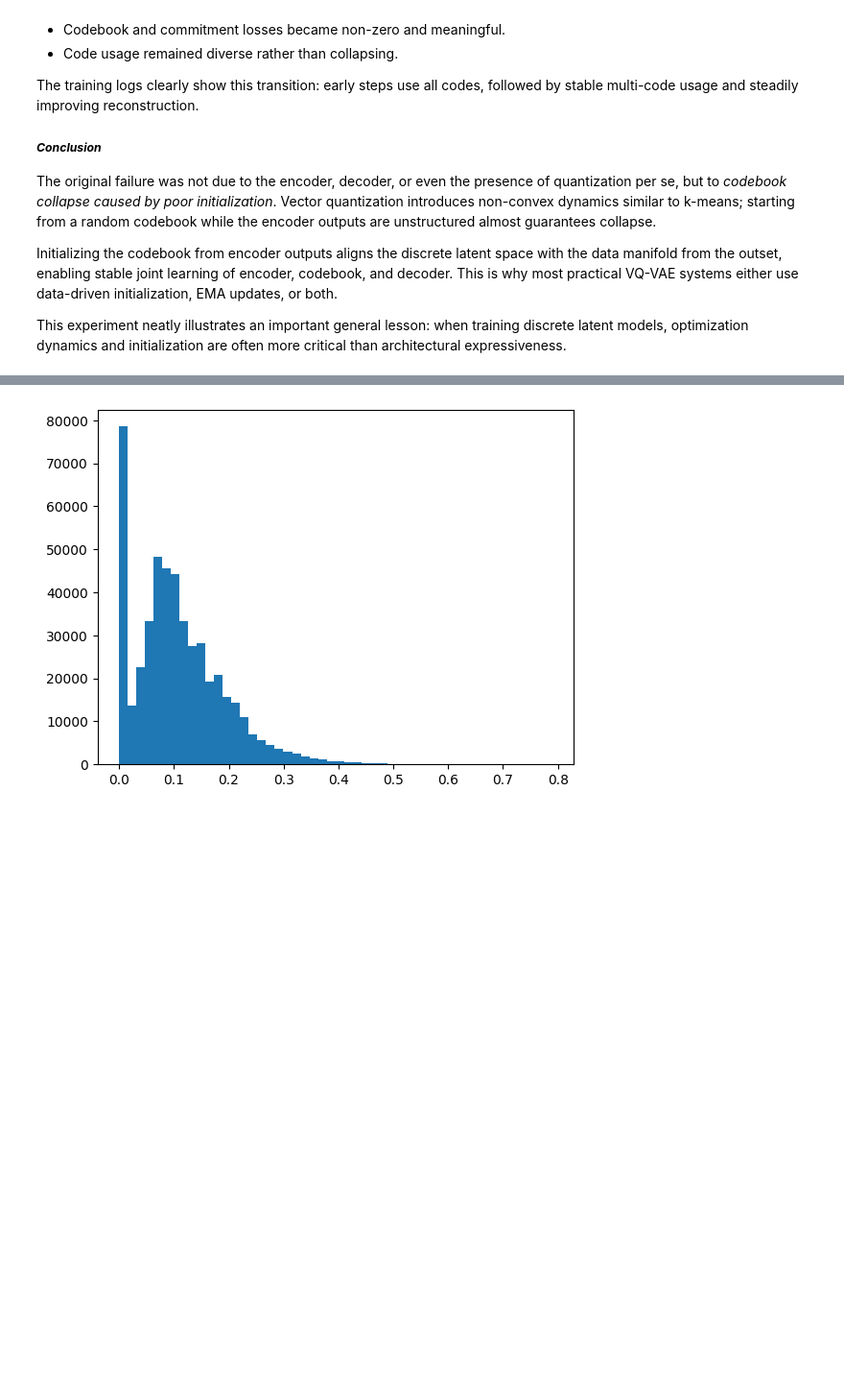
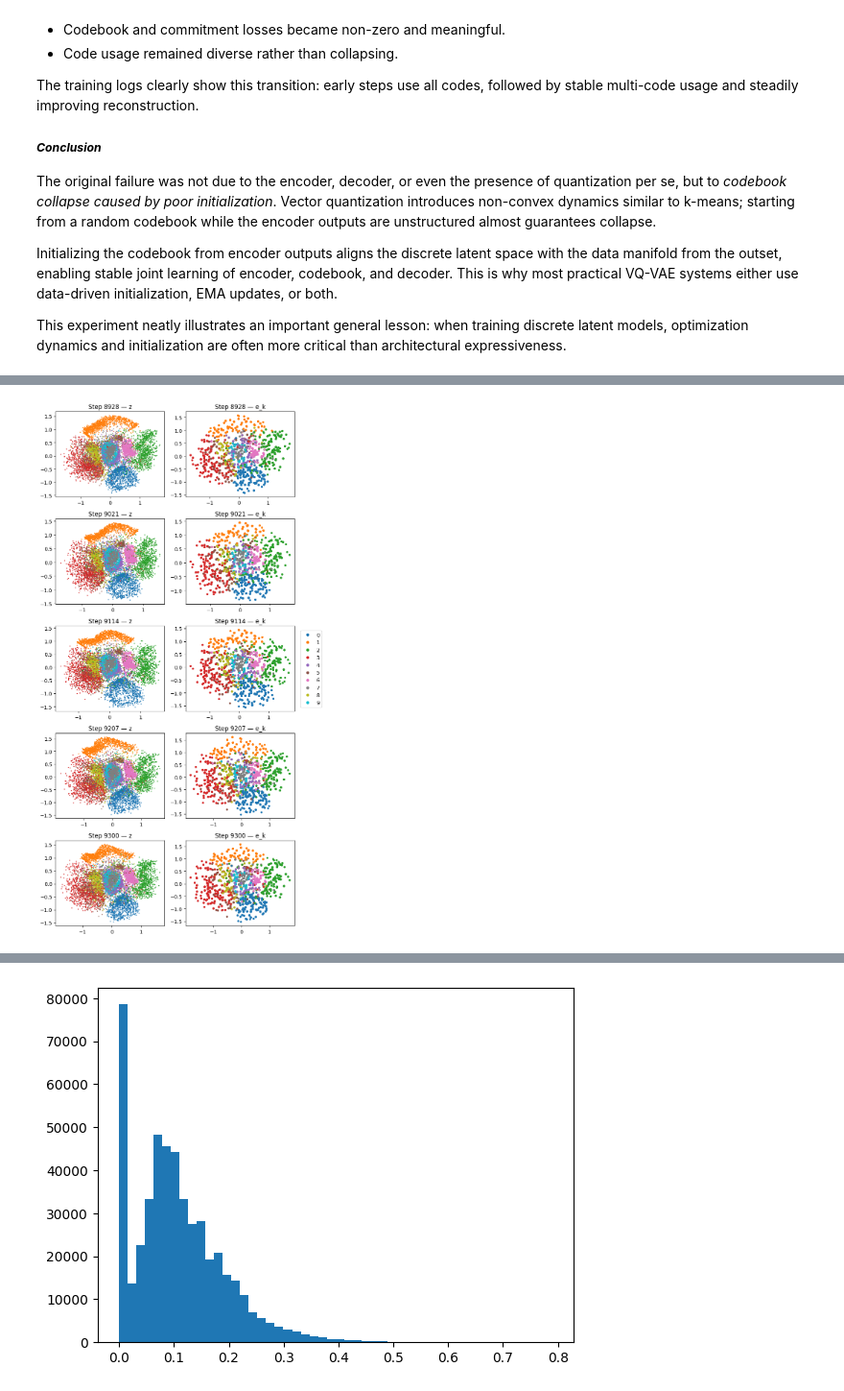
Before and after one commit to lopozz/bitbybit, a Jupyter notebook: src/autoencoders/vqvae.ipynb, the cells around one changed output, grey strips where cells are left out. Shown at 96% size. Saved outputs shown, nothing was run; the diff lists cells and outputs as text; code cells hidden in the pictures; blank space fills up the shorter version.

Commit message:
added LinearVQVAE and MNIST

```diff
--- a/src/autoencoders/vqvae.ipynb
+++ b/src/autoencoders/vqvae.ipynb
@@ -833,0 +834,12 @@ are often more critical than architectural expressiveness.
+# %%
+import torch
+from vqvae import LinearVQVAE
+
+model = LinearVQVAE([784, 1000, 500, 250, 30], 512)
+model.eval()
+batch_size = 1
+rand = torch.randn(batch_size,1,28,28).view(batch_size, -1)
+out, z, e_k, ids = model(rand)
+
+
+print(out.shape, z.shape, e_k.shape, ids)
@@ -833,0 +973,47 @@ are often more critical than architectural expressiveness.
+# %%
+import umap
+import matplotlib.pyplot as plt
+from matplotlib.lines import Line2D
+import numpy as np
+
+steps = list(latent.keys())[-5:]  # last 5 eval steps
+
+fig, axes = plt.subplots(
+    len(steps),
+    2,
+    figsize=(8, 3 * len(steps)),
+    sharex=False,
+    sharey=False,
+)
+
+for row, step in enumerate(steps):
+    z, e_k, y = latent[step]      # z:[N,D], e_k:[N,D], y:[N]
+    z = z.numpy()
+    e_k = e_k.numpy()
+    y = y.numpy()
+
+    # both = np.concatenate([z, e_k], axis=0)   # [2N, D]
+    # emb = umap.UMAP(n_neighbors=15, min_dist=0.1).fit_transform(both)
+    z2  = z #emb[:len(z)]
+    ek2 = e_k #emb[len(z):]
+
+    axL = axes[row, 0]
+    axR = axes[row, 1]
+
+    axL.scatter(z2[:, 0],  z2[:, 1],  c=y, s=1, cmap="tab10", vmin=0, vmax=9)
+    axR.scatter(ek2[:, 0], ek2[:, 1], c=y, s=10, cmap="tab10", vmin=0, vmax=9)
+
+    axL.set_title(f"Step {step} — z")
+    axR.set_title(f"Step {step} — e_k")
+
+# legend once
+handles = [
+    Line2D([0], [0], marker="o", linestyle="", markerfacecolor=plt.cm.tab10(i),
+           markeredgecolor="none", label=str(i))
+    for i in range(10)
+]
+fig.legend(handles=handles, loc="center right")
+plt.tight_layout(rect=[0, 0, 0.92, 1])
+plt.show()
+# %% [output]
+[figure, added]
```
Also changed, not shown: parts of 15 cells of this notebook, 1 other file.
